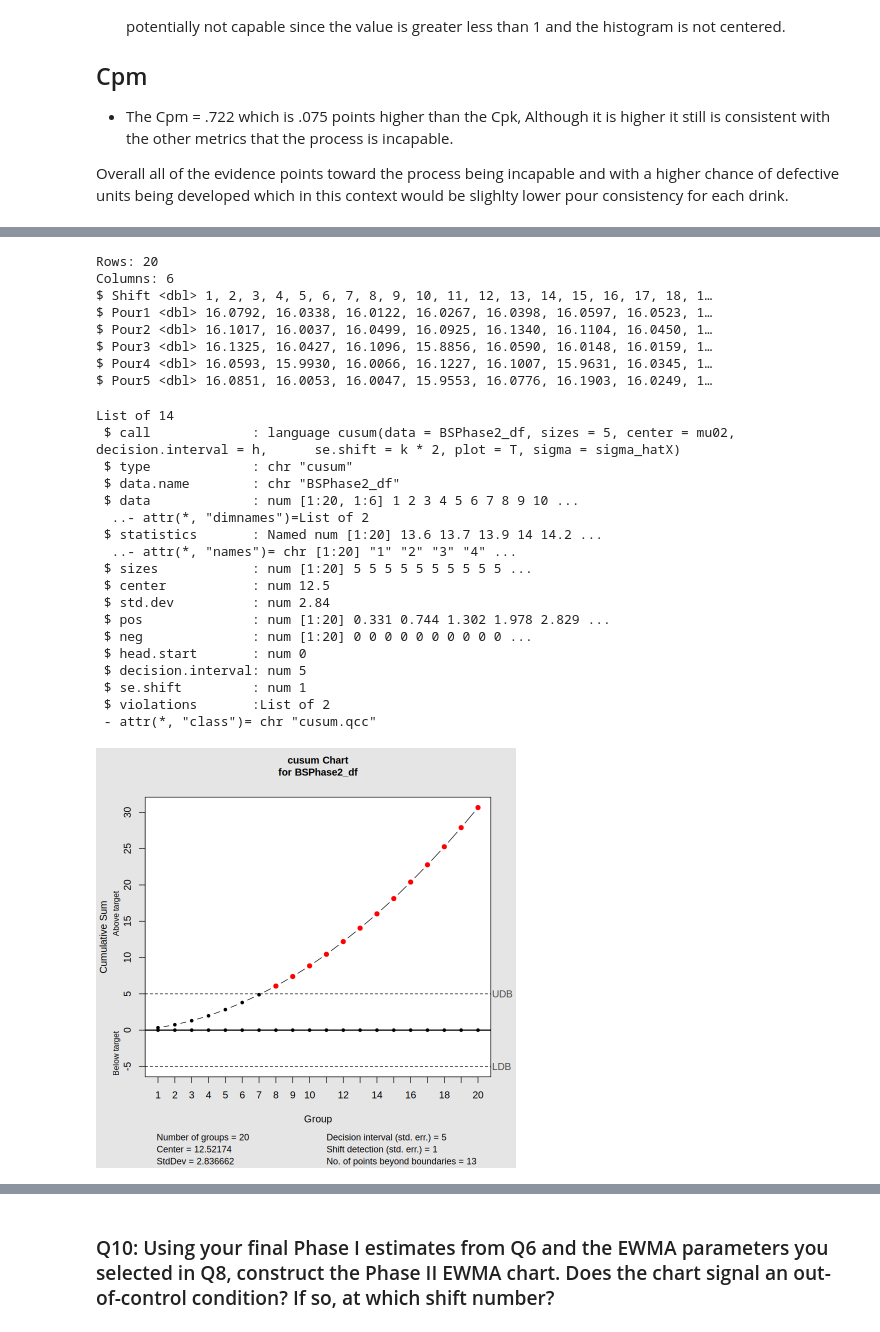
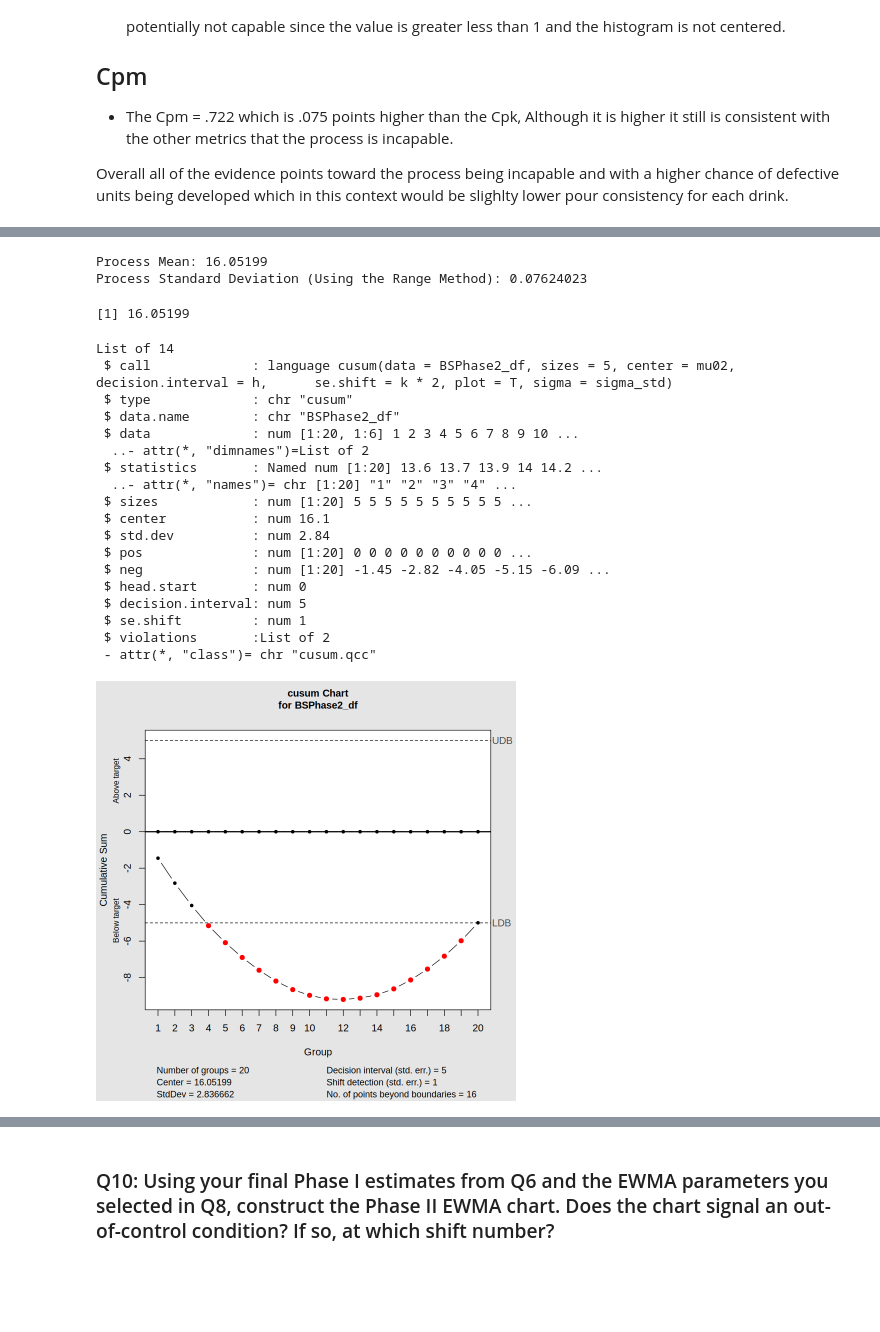
Before and after one commit to DesyneMartinez/STAT-7110-Quality-Control, a Jupyter notebook: Assignments/HW2/STAT-7110-HW2.ipynb, the cells around one changed output, grey strips where cells are left out. Saved outputs shown, nothing was run; the diff lists cells and outputs as text; code cells hidden in the pictures; blank space fills up the shorter version.

```diff
--- a/Assignments/HW2/STAT-7110-HW2.ipynb
+++ b/Assignments/HW2/STAT-7110-HW2.ipynb
@@ -307,6 +355,35 @@ Overall all of the evidence points toward the process being incapable and with a
 ## Control
 
 ### Q9: Read the Phase II data into R. Using your final Phase I estimates from Q6 and the CUSUM parameters you selected in Q9, construct the Phase II CUSUM chart. Does the chart signal an out-of-control condition? If so, at which shift number?
+# %%
+#creating the new final phase 1 process mean and standard deviation to use for the CUSUM and EWMA charts
+newphase1_new <- newphase1x |>
+  rowwise() |>
+  mutate(
+    subgroup_mean = mean(c(Pour1, Pour2, Pour3, Pour4, Pour5)),
+    subgroup_range = max(c(Pour1, Pour2, Pour3, Pour4, Pour5)) -
+                     min(c(Pour1, Pour2, Pour3, Pour4, Pour5))
+  ) |>
+  ungroup()
+
+
+# Process mean = mean of subgroup means
+process_mean <- mean(newphase1_new$subgroup_mean)
+
+# Average range
+Rbar <- mean(newphase1_new$subgroup_range)
+
+# d2 constant for subgroup size n = 5
+d2 <- 2.326
+
+# Range-based estimate of sigma
+sigma_hat <- Rbar / d2
+
+cat("Process Mean:", process_mean, "\n")
+cat("Process Standard Deviation (Using the Range Method):", sigma_hat, "\n")
+# %% [output]
+Process Mean: 16.05199
+Process Standard Deviation (Using the Range Method): 0.07624023
 # %%
 ## Q9 Code ##
 ## Load the libraries ##
@@ -314,52 +391,43 @@ Overall all of the evidence points toward the process being incapable and with a
 library(tidyverse)
 library(readxl)
 library(qcc)
 
 ## Read in the Data ##
 
 BSPhase2_df <- read_excel("BustersSportsBar_PhaseII.xlsx")
 
-## Data Integrity Check ##
 
-BSPhase2_df |>
-  glimpse()
-mu02 <- mean(newphase1x$Shift)
 
-## Estimate process standard deviation ##
+#Gathering the final phase 1 process mean and standard deviation from the final phase 1 X bar chart from Q.6
+mu02 <- 16.05199
+mu02
+sigma_std <- 0.07624023
 
-sigma_hatX <- sd(newphase1x$Shift)
 
 k <- 0.5
 h <- 5
-
-cusum(BSPhase2_df,sizes=5,center=mu02,sigma=sigma_hatX,se.shift=k*2,
+#CUSUM chart with the final phase 1 Process mean and Process standard deviation
+cusum(BSPhase2_df,sizes=5,center=mu02,sigma=sigma_std,se.shift=k*2,
       decision.interval = h,plot=T)
 # %% [output]
-Rows: 20
-Columns: 6
-$ Shift <dbl> 1, 2, 3, 4, 5, 6, 7, 8, 9, 10, 11, 12, 13, 14, 15, 16, 17, 18, 1…
-$ Pour1 <dbl> 16.0792, 16.0338, 16.0122, 16.0267, 16.0398, 16.0597, 16.0523, 1…
-$ Pour2 <dbl> 16.1017, 16.0037, 16.0499, 16.0925, 16.1340, 16.1104, 16.0450, 1…
-$ Pour3 <dbl> 16.1325, 16.0427, 16.1096, 15.8856, 16.0590, 16.0148, 16.0159, 1…
-$ Pour4 <dbl> 16.0593, 15.9930, 16.0066, 16.1227, 16.1007, 15.9631, 16.0345, 1…
-$ Pour5 <dbl> 16.0851, 16.0053, 16.0047, 15.9553, 16.0776, 16.1903, 16.0249, 1…
+[1] 16.05199
 List of 14
- $ call             : language cusum(data = BSPhase2_df, sizes = 5, center = mu02, decision.interval = h,      se.shift = k * 2, plot = T, sigma = sigma_hatX)
+ $ call             : language cusum(data = BSPhase2_df, sizes = 5, center = mu02, decision.interval = h,      se.shift = k * 2, plot = T, sigma = sigma_std)
  $ type             : chr "cusum"
  $ data.name        : chr "BSPhase2_df"
  $ data             : num [1:20, 1:6] 1 2 3 4 5 6 7 8 9 10 ...
   ..- attr(*, "dimnames")=List of 2
  $ statistics       : Named num [1:20] 13.6 13.7 13.9 14 14.2 ...
   ..- attr(*, "names")= chr [1:20] "1" "2" "3" "4" ...
  $ sizes            : num [1:20] 5 5 5 5 5 5 5 5 5 5 ...
- $ center           : num 12.5
+ $ center           : num 16.1
  $ std.dev          : num 2.84
- $ pos              : num [1:20] 0.331 0.744 1.302 1.978 2.829 ...
- $ neg              : num [1:20] 0 0 0 0 0 0 0 0 0 0 ...
+ $ pos              : num [1:20] 0 0 0 0 0 0 0 0 0 0 ...
+ $ neg              : num [1:20] -1.45 -2.82 -4.05 -5.15 -6.09 ...
  $ head.start       : num 0
  $ decision.interval: num 5
  $ se.shift         : num 1
  $ violations       :List of 2
  - attr(*, "class")= chr "cusum.qcc"
-[figure, old version]
+[figure, new version]
 # %% [markdown]
```
Also changed, not shown: parts of 12 cells of this notebook.
